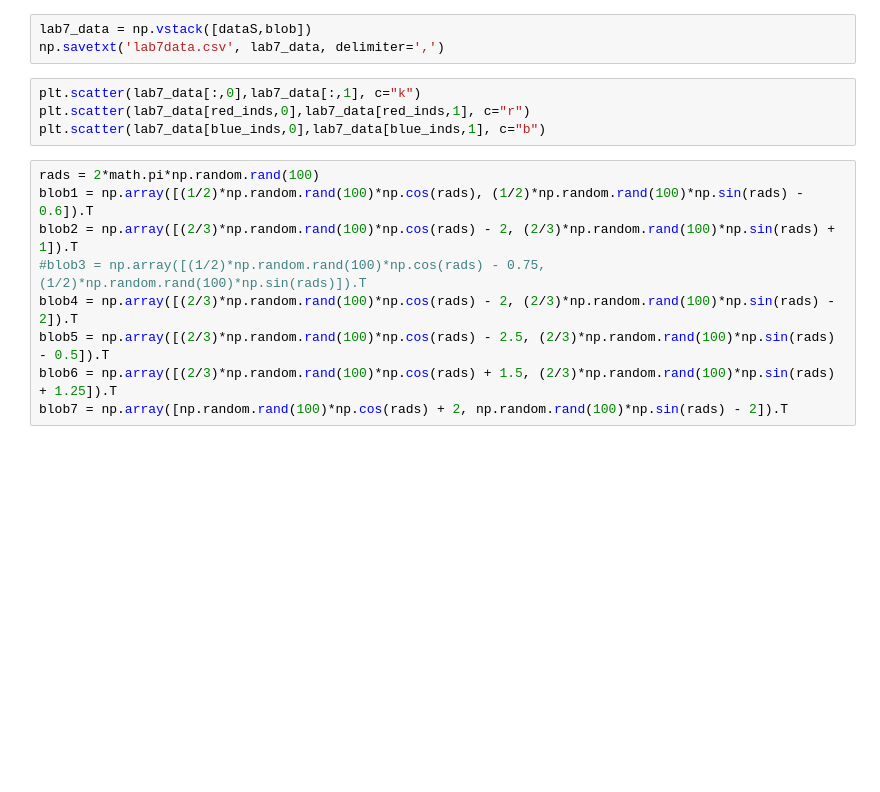
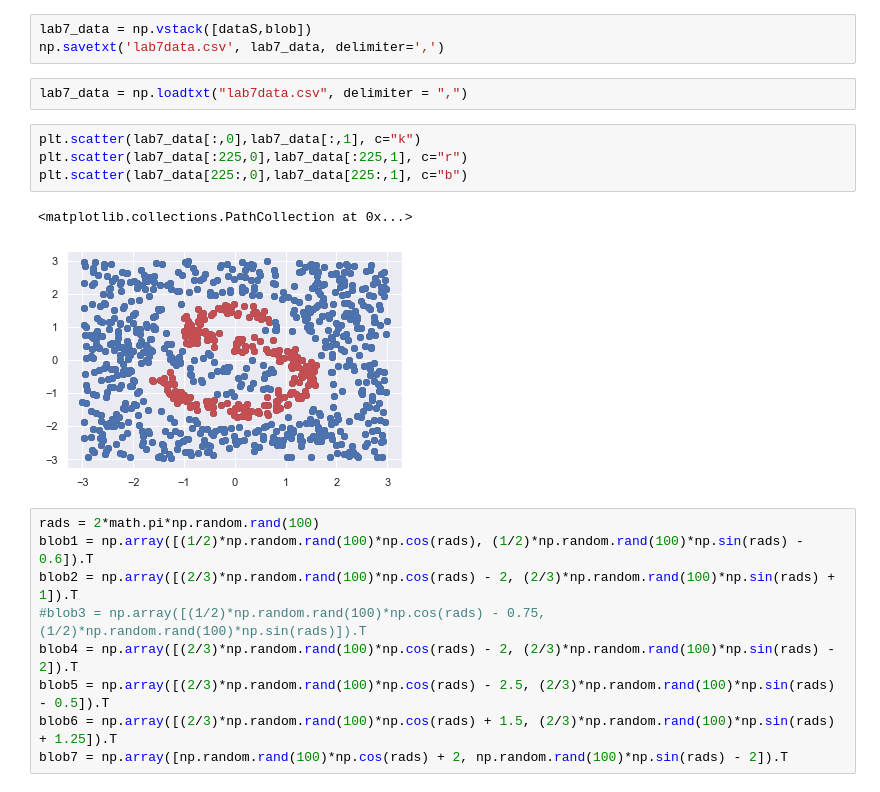
Before and after one commit to comp-machine-learning-general/course-materials, a Jupyter notebook: Labs/Lab07-kNN/making-data.ipynb, the cells around one changed output. Saved outputs shown, nothing was run; the diff lists cells and outputs as text; blank space fills up the shorter version.

```diff
--- a/Labs/Lab07-kNN/making-data.ipynb
+++ b/Labs/Lab07-kNN/making-data.ipynb
@@ -79,10 +79,15 @@ plt.scatter(blob[:,0],blob[:,1], c="k")
 # %%
 lab7_data = np.vstack([dataS,blob])
 np.savetxt('lab7data.csv', lab7_data, delimiter=',')
+# %%
+lab7_data = np.loadtxt("lab7data.csv", delimiter = ",")
 # %%
 plt.scatter(lab7_data[:,0],lab7_data[:,1], c="k")
-plt.scatter(lab7_data[red_inds,0],lab7_data[red_inds,1], c="r")
-plt.scatter(lab7_data[blue_inds,0],lab7_data[blue_inds,1], c="b")
+plt.scatter(lab7_data[:225,0],lab7_data[:225,1], c="r")
+plt.scatter(lab7_data[225:,0],lab7_data[225:,1], c="b")
+# %% [output]
+<matplotlib.collections.PathCollection at 0x...>
+[figure, added]
 # %%
 rads = 2*math.pi*np.random.rand(100)
 blob1 = np.array([(1/2)*np.random.rand(100)*np.cos(rads), (1/2)*np.random.rand(100)*np.sin(rads) - 0.6]).T
```
Also changed, not shown: parts of 1 cell of this notebook, 1 other file.
